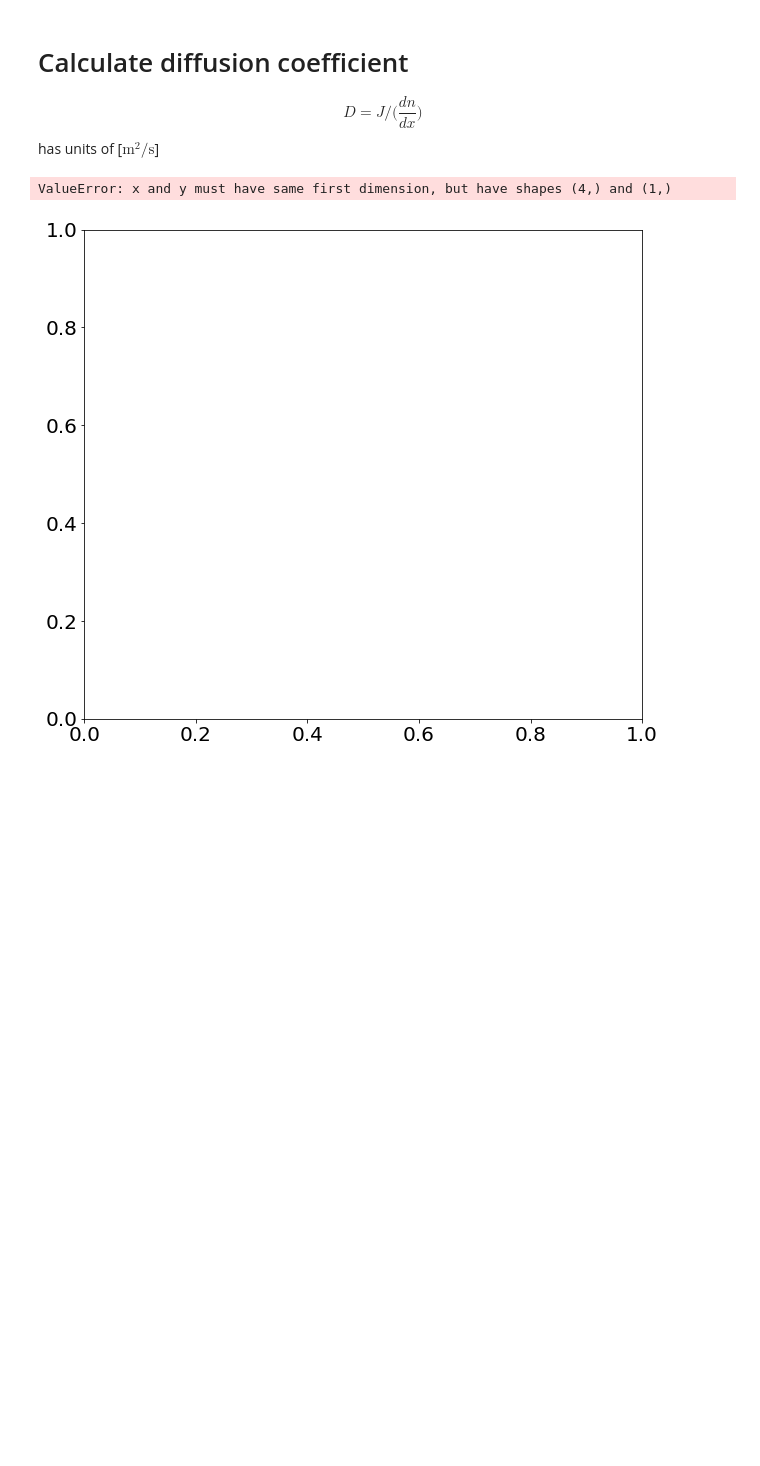
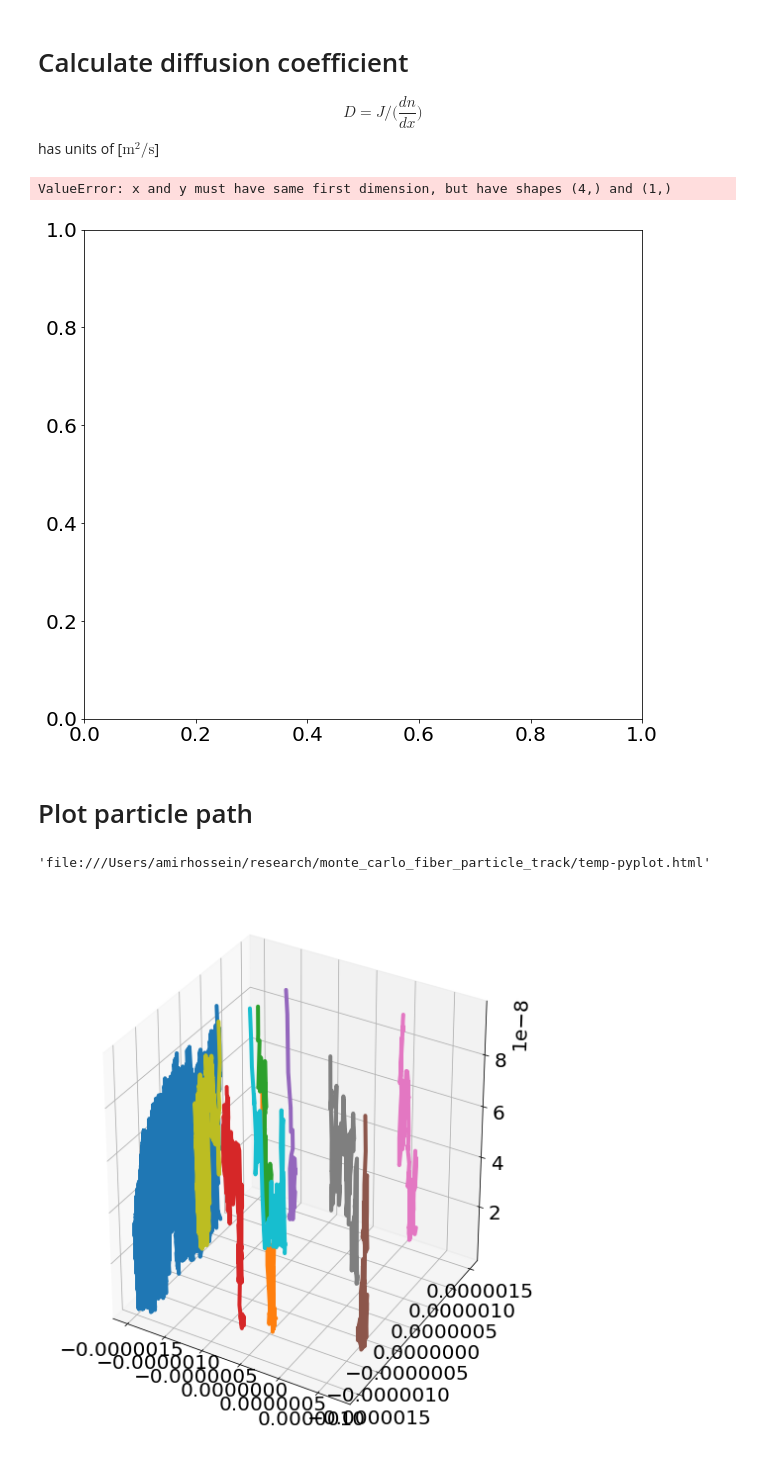
Before and after one commit to amirhosseindavoody/cnt_film_monte_carlo, a Jupyter notebook: visualization/monte_carlo_results.ipynb, the cells around one changed output. Cells and saved outputs as stored; diff of their text form; code cells hidden in the pictures; blank space fills up the shorter version.

Commit message:
update on jupyternotebook to plot particle path

```diff
--- a/visualization/monte_carlo_results.ipynb
+++ b/visualization/monte_carlo_results.ipynb
@@ -24,6 +29,7 @@ eV = 1.6e-19 # electron volt in Jouls
 directories = list()
 
 directories.append(os.path.expanduser("~/research/monte_carlo_fiber"))
+directories.append(os.path.expanduser("~/research/monte_carlo_fiber_particle_track"))
 
 # directories.append(os.path.expanduser("~/research/monte_carlo_davoody_realistic_random_5to20_bids_1.5nm_thick"))
 # directories.append(os.path.expanduser("~/research/monte_carlo_davoody_realistic_random_5to20_bids_2nm_thick"))
@@ -184,3 +190,76 @@ ax.legend(['fixed section length', 'random section length\nbetween 5 nm and 20 n
 # %% [output]
 ValueError: x and y must have same first dimension, but have shapes (4,) and (1,)
 [figure]
+# %% [markdown]
+# Plot particle path
+# %%
+fig = plt.figure(figsize=(20,10))
+ax = fig.add_subplot(111,projection='3d')
+data = []
+for directory in directories:
+    for i in range(11):
+        filename = os.path.join(directory,"particle_path."+str(i)+".dat")
+        if not os.path.exists(filename):
+            continue
+        x,y,z = np.loadtxt(filename, unpack=True)
+        ax.plot(z, x, y)
+        ax.set_aspect('equal')
+
+        trace = go.Scatter3d(
+            x=z, y=x, z=y,
+            marker=dict(
+                size=0,
+                colorscale='Viridis',
+            ),
+            line=dict(
+                width=1
+            )
+        )
+
+        data.append(trace)
+
+
+layout = dict(
+    autosize=True,
+    title='Iris dataset',
+    scene=dict(
+        xaxis=dict(
+            gridcolor='rgb(255, 255, 255)',
+            zerolinecolor='rgb(255, 255, 255)',
+            showbackground=True,
+            backgroundcolor='rgb(230, 230,230)'
+        ),
+        yaxis=dict(
+            gridcolor='rgb(255, 255, 255)',
+            zerolinecolor='rgb(255, 255, 255)',
+            showbackground=True,
+            backgroundcolor='rgb(230, 230,230)'
+        ),
+        zaxis=dict(
+            gridcolor='rgb(255, 255, 255)',
+            zerolinecolor='rgb(255, 255, 255)',
+            showbackground=True,
+            backgroundcolor='rgb(230, 230,230)'
+        ),
+        camera=dict(
+            up=dict(
+                x=0,
+                y=0,
+                z=1
+            ),
+            eye=dict(
+                x=-1.7428,
+                y=1.0707,
+                z=0.7100,
+            )
+        ),
+        aspectratio = dict( x=1, y=1, z=0.03 ),
+        aspectmode = 'manual'
+    ),
+)
+
+fig = go.Figure(data=data, layout=layout)
+plo.plot(fig,filename=os.path.join(directory,"temp-pyplot.html"))
+# %% [output]
+'file:///Users/amirhossein/research/monte_carlo_fiber_particle_track/temp-pyplot.html'
+[figure, added]
```
Also changed, not shown: parts of 1 cell of this notebook.
